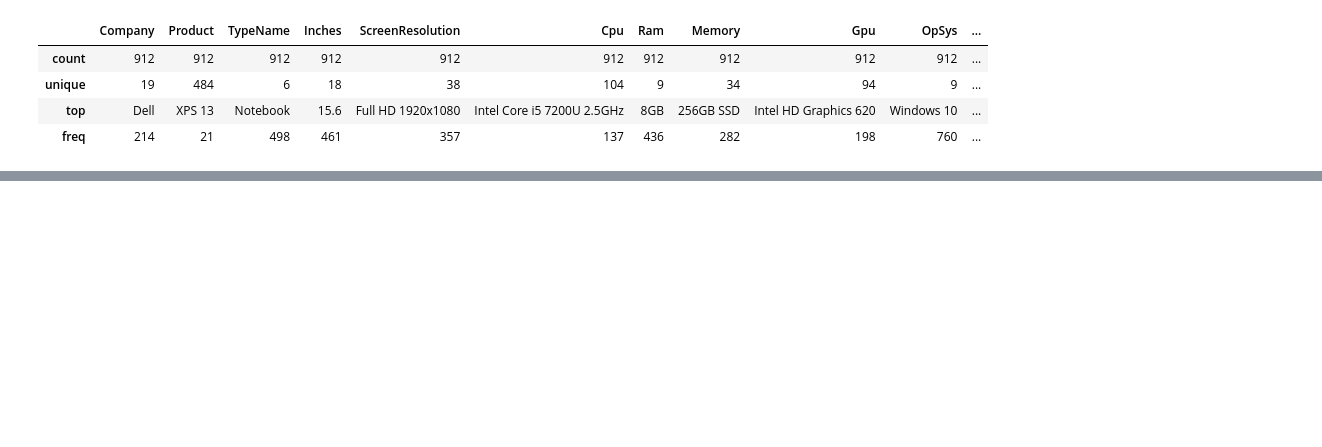
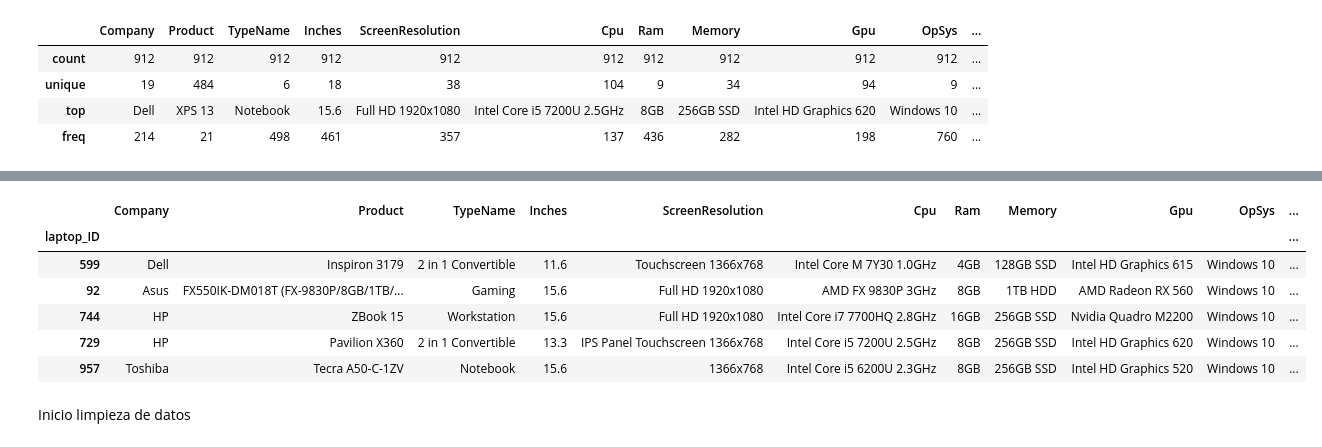
Before and after one commit to fpalvim/DS102024, a Jupyter notebook: 0.2-Mis_ejer/limpieza_datos.ipynb, the cells around one changed output, grey strips where cells are left out. Drawn from its saved outputs; the diff is of its cells as text; code cells hidden in the pictures; blank space fills up the shorter version.

```diff
--- a/0.2-Mis_ejer/limpieza_datos.ipynb
+++ b/0.2-Mis_ejer/limpieza_datos.ipynb
@@ -82,0 +74,12 @@ Index(['laptop_ID', 'Company', 'Product', 'TypeName', 'Inches',
+# %%
+df.head()
+# %% [output]
+|  | Company | Product | TypeName | Inches | ScreenResolution | Cpu | Ram | Memory | Gpu | OpSys | ... |
+| laptop_ID |  |  |  |  |  |  |  |  |  |  | ... |
+| 599 | Dell | Inspiron 3179 | 2 in 1 Convertible | 11.6 | Touchscreen 1366x768 | Intel Core M 7Y30 1.0GHz | 4GB | 128GB SSD | Intel HD Graphics 615 | Windows 10 | ... |
+| 92 | Asus | FX550IK-DM018T (FX-9830P/8GB/1TB/... | Gaming | 15.6 | Full HD 1920x1080 | AMD FX 9830P 3GHz | 8GB | 1TB HDD | AMD Radeon RX 560 | Windows 10 | ... |
+| 744 | HP | ZBook 15 | Workstation | 15.6 | Full HD 1920x1080 | Intel Core i7 7700HQ 2.8GHz | 16GB | 256GB SSD | Nvidia Quadro M2200 | Windows 10 | ... |
+| 729 | HP | Pavilion X360 | 2 in 1 Convertible | 13.3 | IPS Panel Touchscreen 1366x768 | Intel Core i5 7200U 2.5GHz | 8GB | 256GB SSD | Intel HD Graphics 620 | Windows 10 | ... |
+| 957 | Toshiba | Tecra A50-C-1ZV | Notebook | 15.6 | 1366x768 | Intel Core i5 6200U 2.3GHz | 8GB | 256GB SSD | Intel HD Graphics 520 | Windows 10 | ... |
+# %% [markdown]
+Inicio limpieza de datos
```
Also changed, not shown: parts of 36 cells of this notebook, 2 other files.
